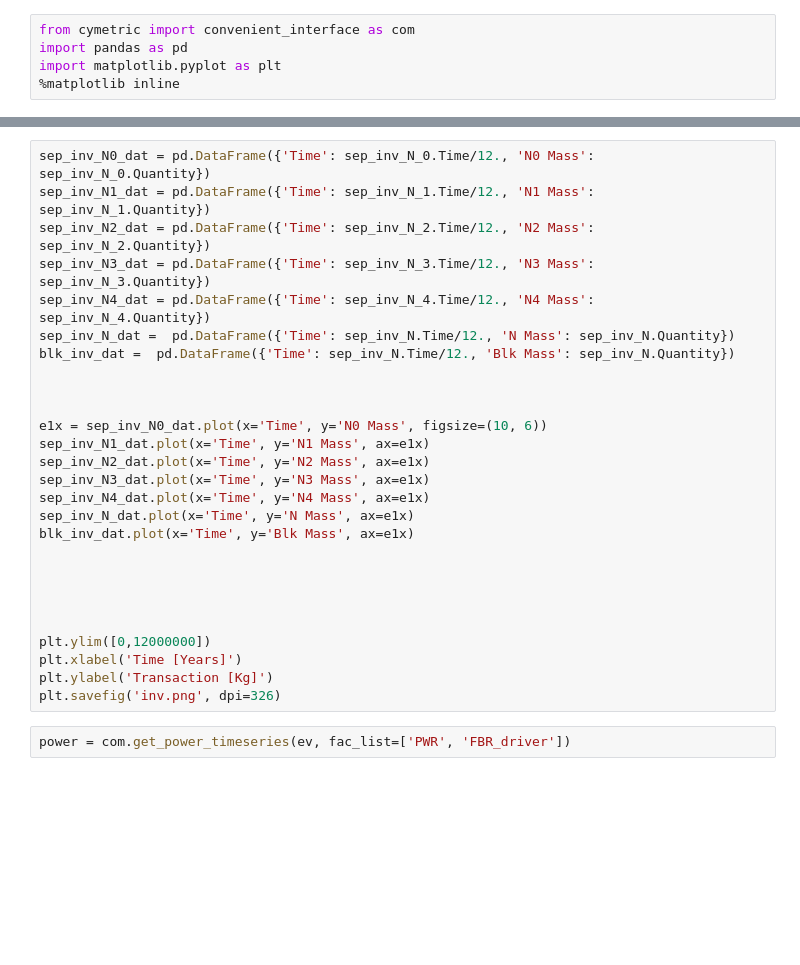
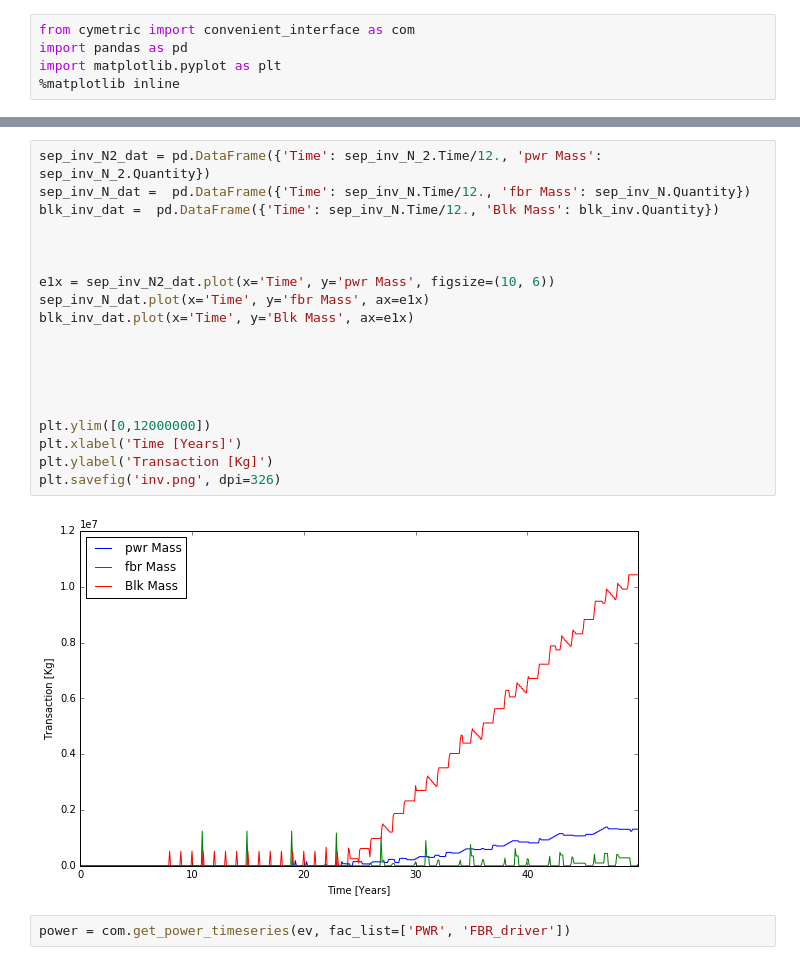
Before and after one commit to Baaaaam/EG30, a Jupyter notebook: EG30_analysis.ipynb, the cells around one changed output, grey strips where cells are left out. Drawn from its saved outputs; the diff is of its cells as text; blank space fills up the shorter version.

```diff
--- a/EG30_analysis.ipynb
+++ b/EG30_analysis.ipynb
@@ -60,30 +59,24 @@ blk_inv = com.get_inventory_timeseries(ev, fac_list=['Storage_blk_tru'])
 # %%
-sep_inv_N0_dat = pd.DataFrame({'Time': sep_inv_N_0.Time/12., 'N0 Mass': sep_inv_N_0.Quantity})
-sep_inv_N1_dat = pd.DataFrame({'Time': sep_inv_N_1.Time/12., 'N1 Mass': sep_inv_N_1.Quantity})
-sep_inv_N2_dat = pd.DataFrame({'Time': sep_inv_N_2.Time/12., 'N2 Mass': sep_inv_N_2.Quantity})
-sep_inv_N3_dat = pd.DataFrame({'Time': sep_inv_N_3.Time/12., 'N3 Mass': sep_inv_N_3.Quantity})
-sep_inv_N4_dat = pd.DataFrame({'Time': sep_inv_N_4.Time/12., 'N4 Mass': sep_inv_N_4.Quantity})
-sep_inv_N_dat =  pd.DataFrame({'Time': sep_inv_N.Time/12., 'N Mass': sep_inv_N.Quantity})
-blk_inv_dat =  pd.DataFrame({'Time': sep_inv_N.Time/12., 'Blk Mass': sep_inv_N.Quantity})
+sep_inv_N2_dat = pd.DataFrame({'Time': sep_inv_N_2.Time/12., 'pwr Mass': sep_inv_N_2.Quantity})
+sep_inv_N_dat =  pd.DataFrame({'Time': sep_inv_N.Time/12., 'fbr Mass': sep_inv_N.Quantity})
+blk_inv_dat =  pd.DataFrame({'Time': sep_inv_N.Time/12., 'Blk Mass': blk_inv.Quantity})
 
 
 
-e1x = sep_inv_N0_dat.plot(x='Time', y='N0 Mass', figsize=(10, 6))
-sep_inv_N1_dat.plot(x='Time', y='N1 Mass', ax=e1x)
-sep_inv_N2_dat.plot(x='Time', y='N2 Mass', ax=e1x)
-sep_inv_N3_dat.plot(x='Time', y='N3 Mass', ax=e1x)
-sep_inv_N4_dat.plot(x='Time', y='N4 Mass', ax=e1x)
-sep_inv_N_dat.plot(x='Time', y='N Mass', ax=e1x)
+e1x = sep_inv_N2_dat.plot(x='Time', y='pwr Mass', figsize=(10, 6))
+sep_inv_N_dat.plot(x='Time', y='fbr Mass', ax=e1x)
 blk_inv_dat.plot(x='Time', y='Blk Mass', ax=e1x)
 
 
 
 
 
 plt.ylim([0,12000000])
 plt.xlabel('Time [Years]')
 plt.ylabel('Transaction [Kg]')
 plt.savefig('inv.png', dpi=326)
+# %% [output]
+[figure, added]
 # %%
 power = com.get_power_timeseries(ev, fac_list=['PWR', 'FBR_driver'])
 # %%
```
Also changed, not shown: parts of 11 cells of this notebook, 5 other files.
